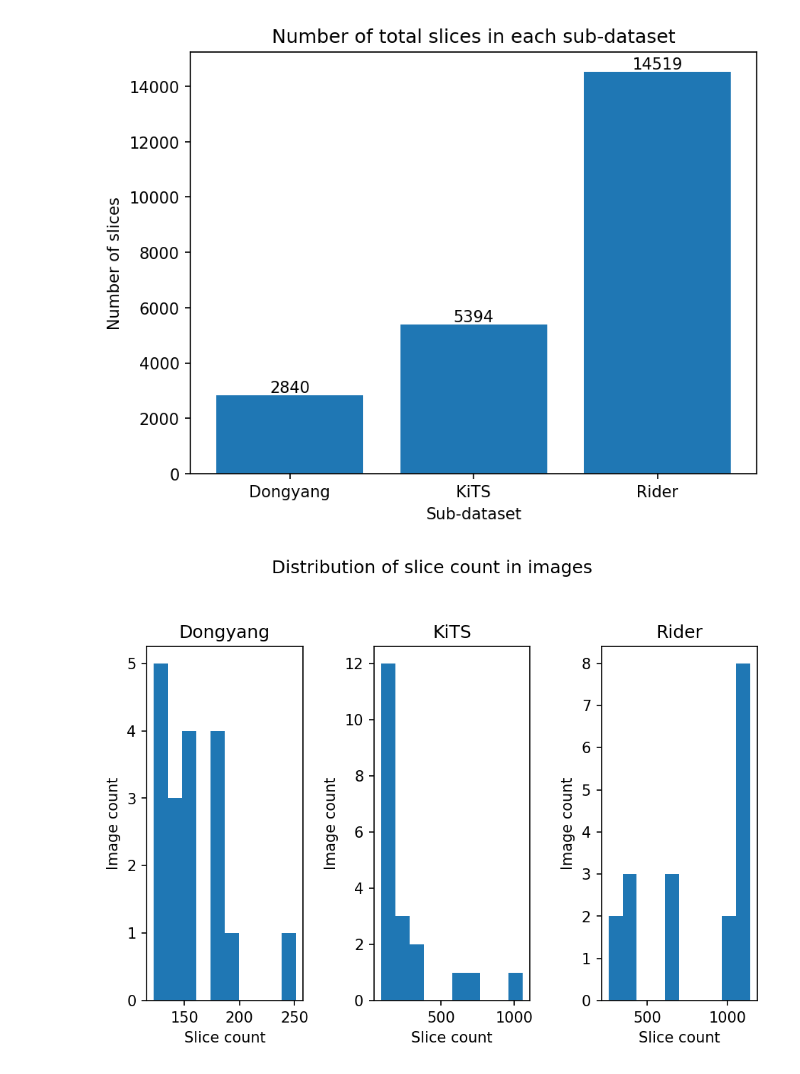
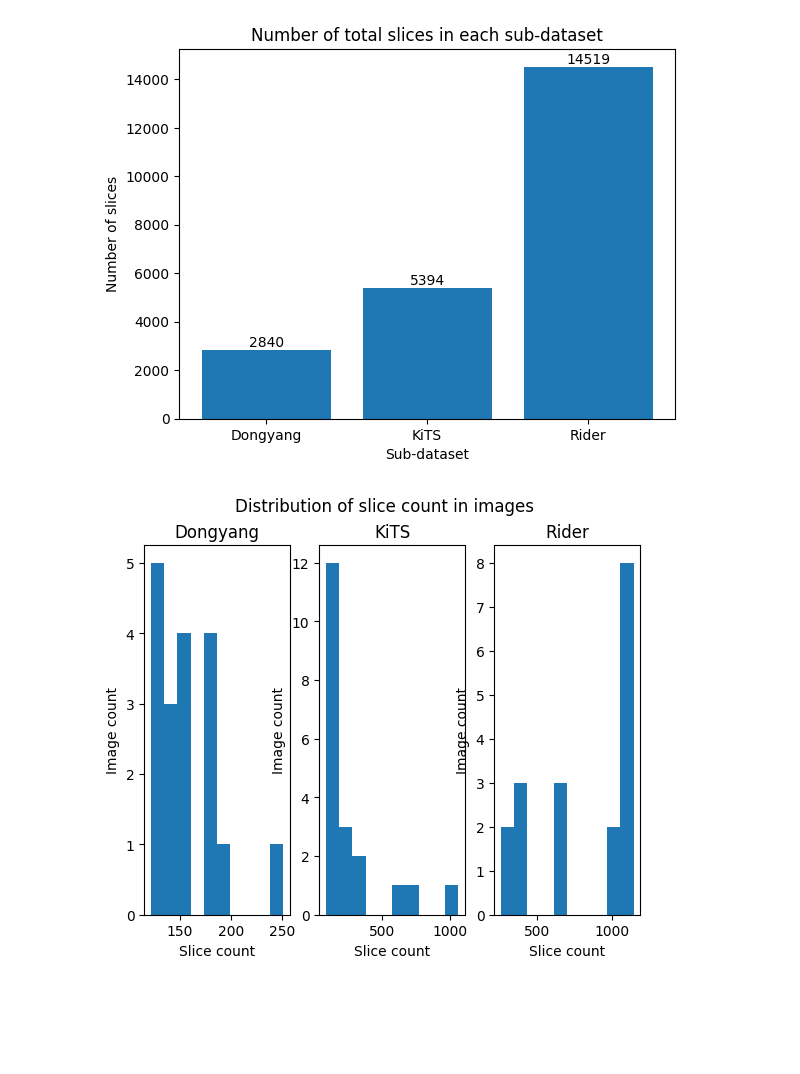
Before and after one commit to TypoweKiwi/Aorta_Segmentation, a Jupyter notebook: data_overview.ipynb, the cells around one changed output. Cells and saved outputs as stored; diff of their text form; code cells hidden in the pictures; blank space fills up the shorter version.

Commit message:
Data overview done

```diff
--- a/data_overview.ipynb
+++ b/data_overview.ipynb
@@ -11,5 +49,5 @@ import numpy as np
 # %%
-def get_files(data_path, folder):
+def get_files_path(data_path, folder):
     names = []
     folder_path = os.path.join(data_path, folder)
     for subfolder in os.listdir(folder_path):
@@ -21,9 +59,9 @@ def get_files(data_path, folder):
 
 Data_path = r"/content/drive/MyDrive/Aorta_Segmentation/Data"
 
-Dongyang_data_names = get_files(Data_path, "Dongyang")
-KiTS_data_names = get_files(Data_path, "KiTS")
-Rider_data_names = get_files(Data_path, "Rider")
+Dongyang_data_names = get_files_path(Data_path, "Dongyang")
+KiTS_data_names = get_files_path(Data_path, "KiTS")
+Rider_data_names = get_files_path(Data_path, "Rider")
 # %%
 names = ["Dongyang", "KiTS", "Rider"]
 n_files = [len(Dongyang_data_names), len(KiTS_data_names), len(Rider_data_names)]
@@ -41,23 +97,20 @@ plt.show()
 # %%
-def get_images(data_names):
-  lst = []
-  lst_sizes = []
+def get_slices(data_names):
+  lst_slices = []
   for name in data_names:
-    image = sitk.ReadImage(name)
-    image = sitk.GetArrayFromImage(image).T
-    lst_sizes.append(image.shape[2])
-    for i in range(image.shape[2]):
-        lst.append(image[:, :, i])
-  return lst, lst_sizes
+    image = sitk.ReadImage(name) #(Z, Y, X)
+    image = sitk.GetArrayFromImage(image).T #(X, Y, Z)
+    lst_slices.append(image.shape[2])
+  return lst_slices
 
-Dongyang_lst, Dongyang_lst_sizes = get_images(Dongyang_data_names)
-KiTS_lst, KiTS_lst_sizes = get_images(KiTS_data_names)
-Rider_lst, Rider_lst_sizes  = get_images(Rider_data_names)
+Dongyang_lst_slices = get_slices(Dongyang_data_names)
+KiTS_lst_slices = get_slices(KiTS_data_names)
+Rider_lst_slices  = get_slices(Rider_data_names)
 # %%
 names = ["Dongyang", "KiTS", "Rider"]
-n_slices = [len(Dongyang_lst), len(KiTS_lst), len(Rider_lst)]
+n_slices = [sum(Dongyang_lst_slices), sum(KiTS_lst_slices), sum(Rider_lst_slices)]
 
-plt.figure(dpi=150)
+plt.figure(dpi=100)
 plt.bar(names, n_slices)
 for i, n in enumerate(n_slices):
     plt.text(i, n, str(n), ha='center', va='bottom')
@@ -66,30 +119,29 @@ plt.xlabel("Sub-dataset")
 plt.ylabel("Number of slices")
 plt.show()
 # %% [output]
-[figure, old version]
+[figure, new version]
 # %%
-plt.figure(dpi=150)
+plt.figure(dpi=100)
 plt.suptitle("Distribution of slice count in images")
 
 plt.subplot(1, 3, 1)
-plt.hist(Dongyang_lst_sizes, bins=10)
+plt.hist(Dongyang_lst_slices, bins=10)
 plt.title("Dongyang")
 plt.xlabel("Slice count")
 plt.ylabel("Image count")
 
 plt.subplot(1, 3, 2)
-plt.hist(KiTS_lst_sizes, bins=10)
+plt.hist(KiTS_lst_slices, bins=10)
 plt.title("KiTS")
 plt.xlabel("Slice count")
 plt.ylabel("Image count")
 
 plt.subplot(1, 3, 3)
-plt.hist(Rider_lst_sizes, bins=10)
+plt.hist(Rider_lst_slices, bins=10)
 plt.title("Rider")
 plt.xlabel("Slice count")
 plt.ylabel("Image count")
 
-plt.tight_layout(rect=[0, 0, 1, 0.95])
 plt.show()
 # %% [output]
-[figure, old version]
+[figure, new version]
```
Also changed, not shown: parts of 17 cells of this notebook.
